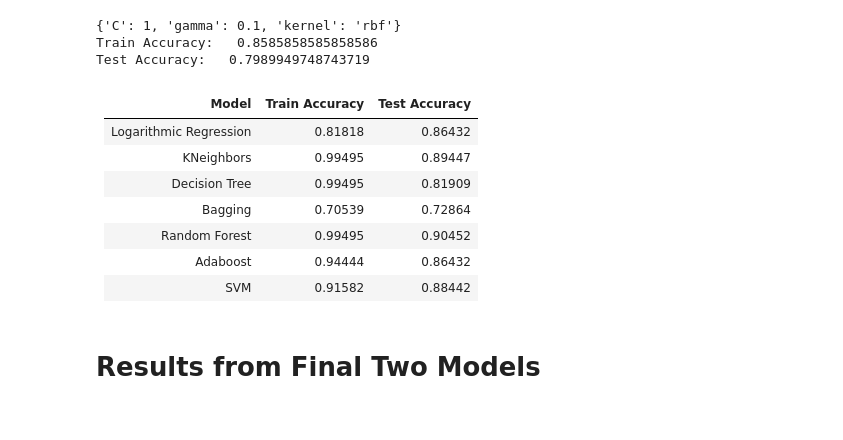
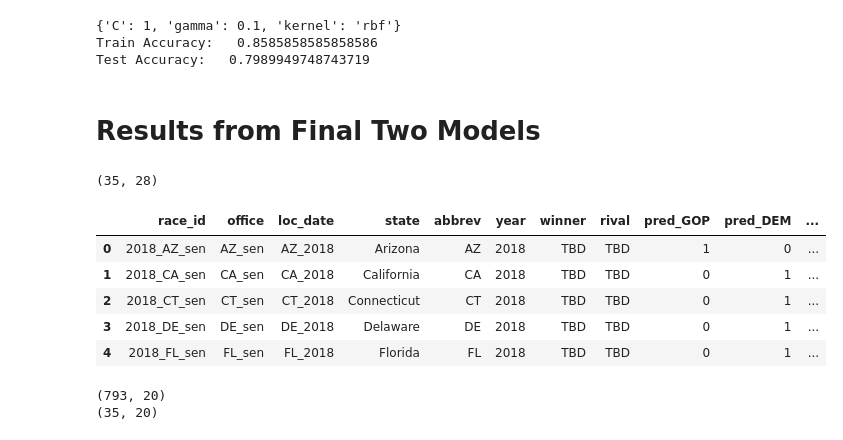
Before and after one commit to AlexZadel/capstone, a Jupyter notebook: notebooks/5__Senate Modeling.ipynb, the cells around one changed output. Drawn from its saved outputs; the diff is of its cells as text; code cells hidden in the pictures.

```diff
--- a/notebooks/5__Senate Modeling.ipynb
+++ b/notebooks/5__Senate Modeling.ipynb
@@ -321,15 +332,37 @@ print("Test Accuracy:  ", accuracy_score(y_test, y_hat_test))
 {'C': 1, 'gamma': 0.1, 'kernel': 'rbf'}
 Train Accuracy:   0.8585858585858586
 Test Accuracy:   0.7989949748743719
-# %% [markdown]
-| Model | Train Accuracy | Test Accuracy|
-| ----------- | ----------- |----------- |
-| Logarithmic Regression | 0.81818 |0.86432|
-| KNeighbors | 0.99495 |0.89447|
-| Decision Tree| 0.99495 |0.81909|
-| Bagging | 0.70539 |0.72864|
-| Random Forest | 0.99495 |0.90452|
-| Adaboost | 0.94444 |0.86432|
-| SVM | 0.91582 |0.88442|
 # %% [markdown]
 # Results from Final Two Models
+# %%
+this_year = pd.read_csv('/Users/Alexz/CodeMaster/capstone/capstone_repo/data/2018_final.csv')
+# drop non-analysis vars
+this_year.drop('Unnamed: 0', inplace=True, axis=1)
+
+
+# Option 1: drop amount vars from X
+this_year.drop(amnt_columns, axis=1, inplace=True)
+# drop out group from binary/collinear groups
+this_year.drop(['percent_male', 'percent_under18', 'percent_race_natamer'], inplace=True, axis=1)
+
+id_cols = ['office', 'loc_date', 'race_id', 'state', 'abbrev', 'year', 'winner', 'rival']
+
+
+print(this_year.shape)
+this_year.head()
+# %% [output]
+(35, 28)
+|  | race_id | office | loc_date | state | abbrev | year | winner | rival | pred_GOP | pred_DEM | ... |
+| 0 | 2018_AZ_sen | AZ_sen | AZ_2018 | Arizona | AZ | 2018 | TBD | TBD | 1 | 0 | ... |
+| 1 | 2018_CA_sen | CA_sen | CA_2018 | California | CA | 2018 | TBD | TBD | 0 | 1 | ... |
+| 2 | 2018_CT_sen | CT_sen | CT_2018 | Connecticut | CT | 2018 | TBD | TBD | 0 | 1 | ... |
+| 3 | 2018_DE_sen | DE_sen | DE_2018 | Delaware | DE | 2018 | TBD | TBD | 0 | 1 | ... |
+| 4 | 2018_FL_sen | FL_sen | FL_2018 | Florida | FL | 2018 | TBD | TBD | 0 | 1 | ... |
+# %%
+X_final = this_year.drop(id_cols, axis = 1)
+print(X.shape)
+print(X_final.shape)
+X_final_sc = ss.transform(X_final)
+# %% [output]
+(793, 20)
+(35, 20)
```
Also changed, not shown: parts of 15 cells of this notebook, 4 other files.
